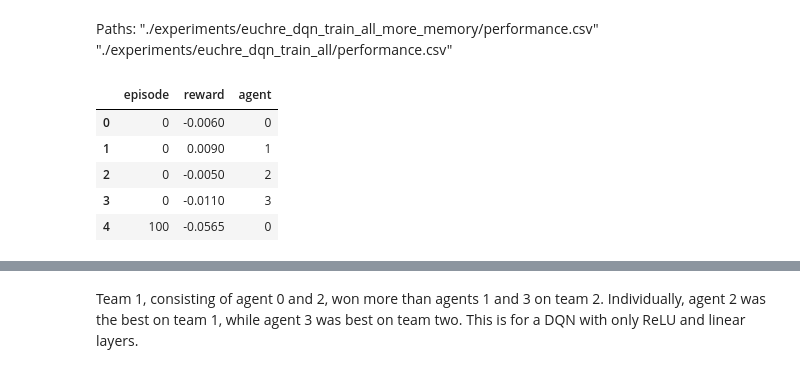
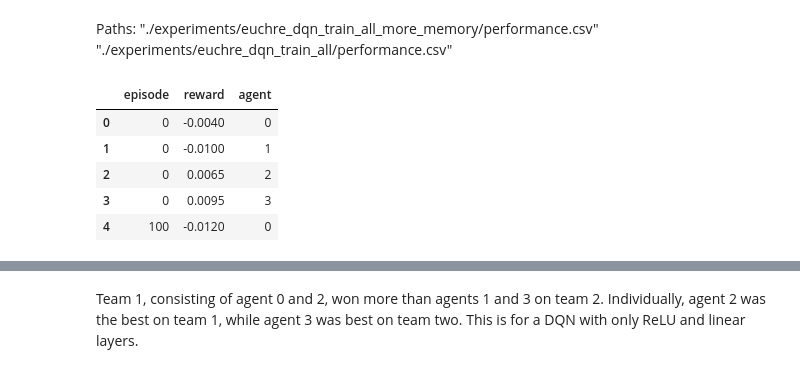
Before and after one commit to jwmaurer/RL_Research, a Jupyter notebook: analyze_experiment.ipynb, the cells around one changed output, grey strips where cells are left out. Cells and saved outputs as stored; diff of their text form; code cells hidden in the pictures.

```diff
--- a/analyze_experiment.ipynb
+++ b/analyze_experiment.ipynb
@@ -13,15 +13,15 @@ Paths:
 "./experiments/euchre_dqn_train_all_more_memory/performance.csv"
 "./experiments/euchre_dqn_train_all/performance.csv"
 # %%
-data = pd.read_csv("./experiments/euchre_dqn_train_all_more_memory/performance.csv")
+data = pd.read_csv("D:\\ppo_train_all\\performance.csv")
 data.head()
 # %% [output]
 |  | episode | reward | agent |
-| 0 | 0 | -0.0060 | 0 |
-| 1 | 0 | 0.0090 | 1 |
-| 2 | 0 | -0.0050 | 2 |
-| 3 | 0 | -0.0110 | 3 |
-| 4 | 100 | -0.0565 | 0 |
+| 0 | 0 | -0.0040 | 0 |
+| 1 | 0 | -0.0100 | 1 |
+| 2 | 0 | 0.0065 | 2 |
+| 3 | 0 | 0.0095 | 3 |
+| 4 | 100 | -0.0120 | 0 |
 # %%
 agent_groups = data.groupby('agent')
 for index, frame in agent_groups:
```
Also changed, not shown: parts of 4 cells of this notebook, 1 other file.
